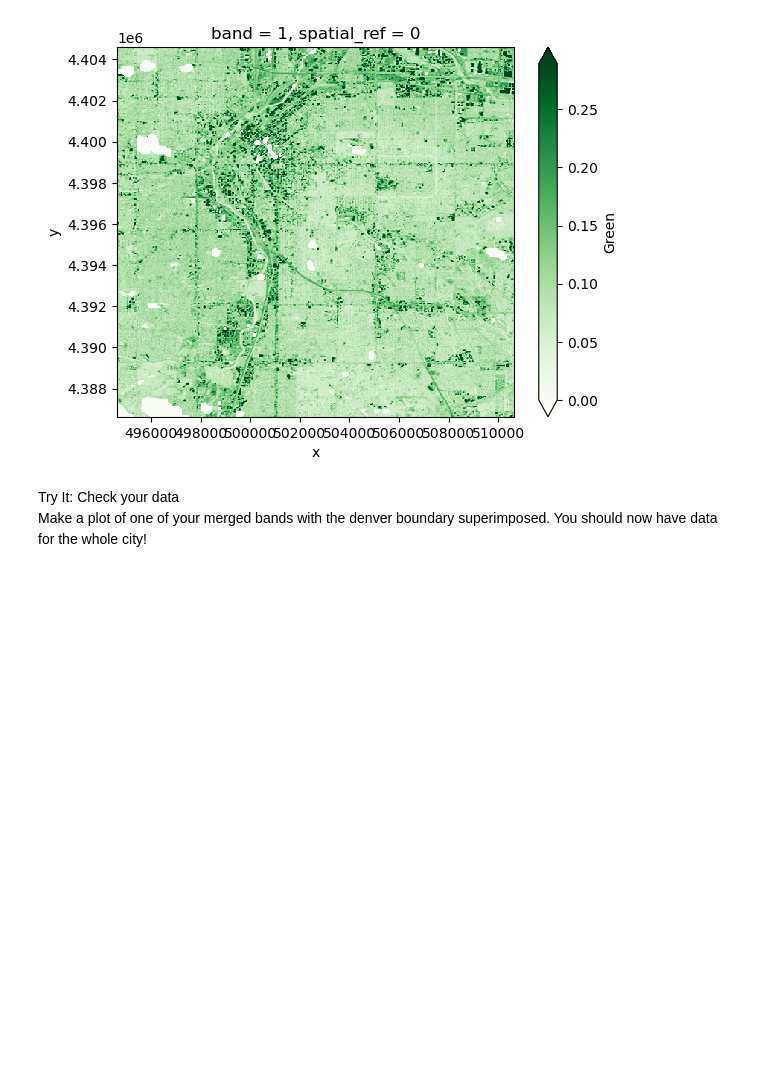
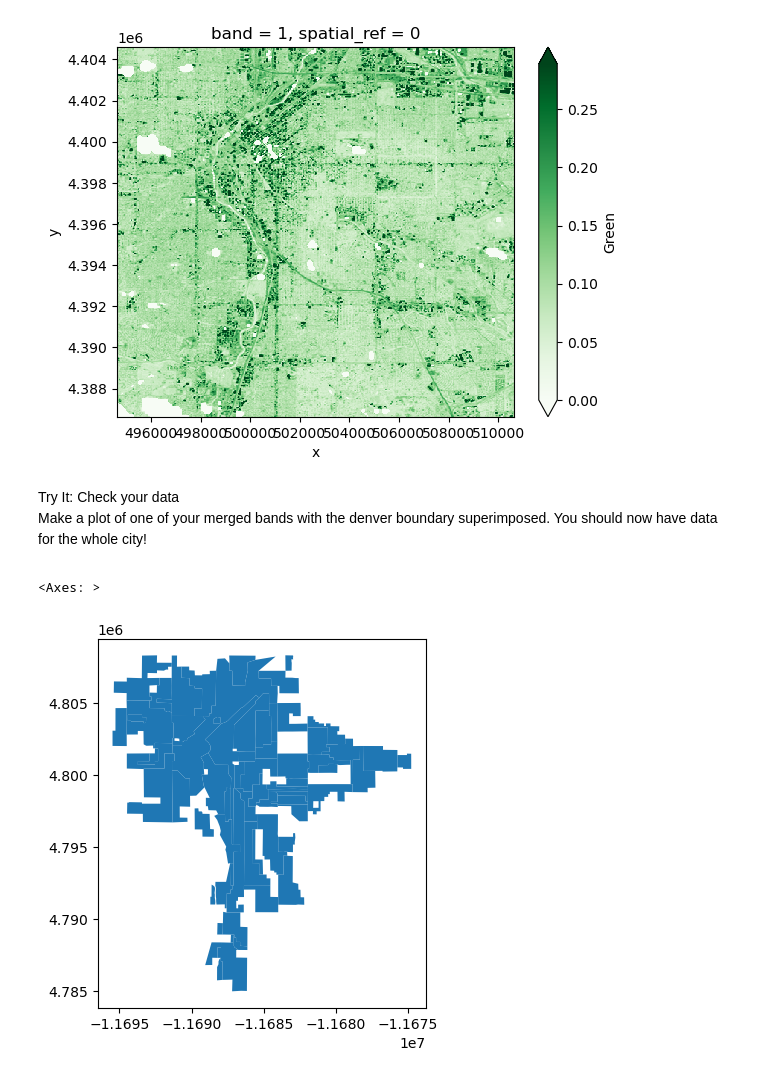
Before and after one commit to earthlab-education/fundamentals-04-redlining-gpb3037, a Jupyter notebook: notebooks/redlining-92-bulk-download.ipynb, the cells around one changed output. Cells and saved outputs as stored; diff of their text form; code cells hidden in the pictures; blank space fills up the shorter version.

Commit message:
try to figure out vector overlay (reproject? convert to raster?)

```diff
--- a/notebooks/redlining-92-bulk-download.ipynb
+++ b/notebooks/redlining-92-bulk-download.ipynb
@@ -459,5 +459,21 @@ denver_merged_das['green'].plot(cmap='Greens', robust=True)
 # %% [markdown]
 <link rel="stylesheet" type="text/css" href="./assets/styles.css"><div class="callout callout-style-default callout-titled callout-task"><div class="callout-header"><div class="callout-icon-container"><i class="callout-icon"></i></div><div class="callout-title-container flex-fill">Try It: Check your data</div></div><div class="callout-body-container callout-body"><p>Make a plot of one of your merged bands with the denver boundary
 superimposed. You should now have data for the whole city!</p></div></div>
+# %%
+import cartopy.crs as ccrs # CRSs
+#area of interest needs to reproject to mercator
+denver_reproject_gdf = denver_redlining_gdf.to_crs(ccrs.Mercator())
+
+denver_reproject_gdf.plot()
+
+# need to figure out overlay from back in the redlining plot.
+
+# denver_proj_band_dict = {
+#     name: da.rio.reproject(ccrs.Mercator())
+#     for name, da in band_dict.items()
+# }
+# %% [output]
+<Axes: >
+[figure, added]
 # %%
 # Plot a merged raster band
```
Also changed, not shown: parts of 1 cell of this notebook.
